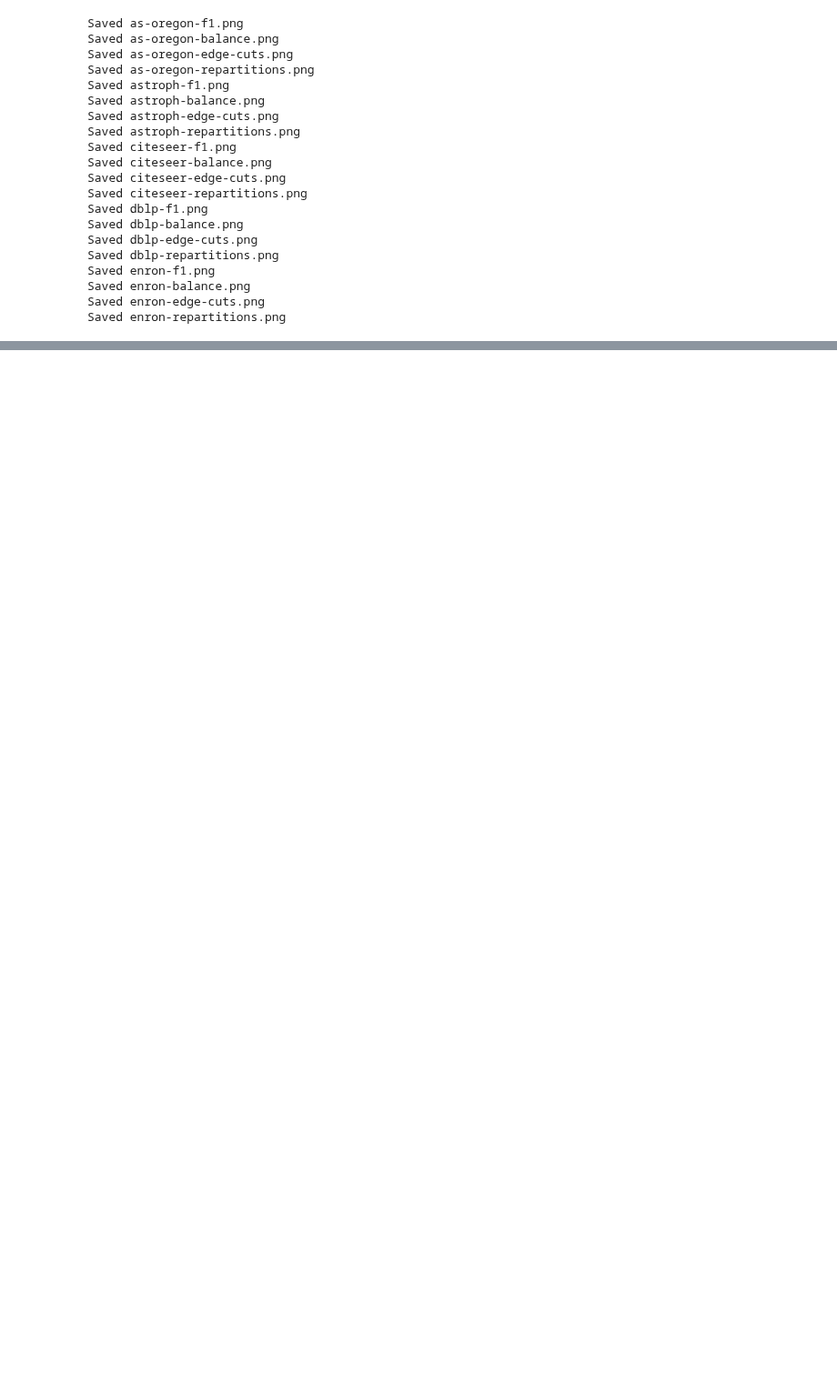
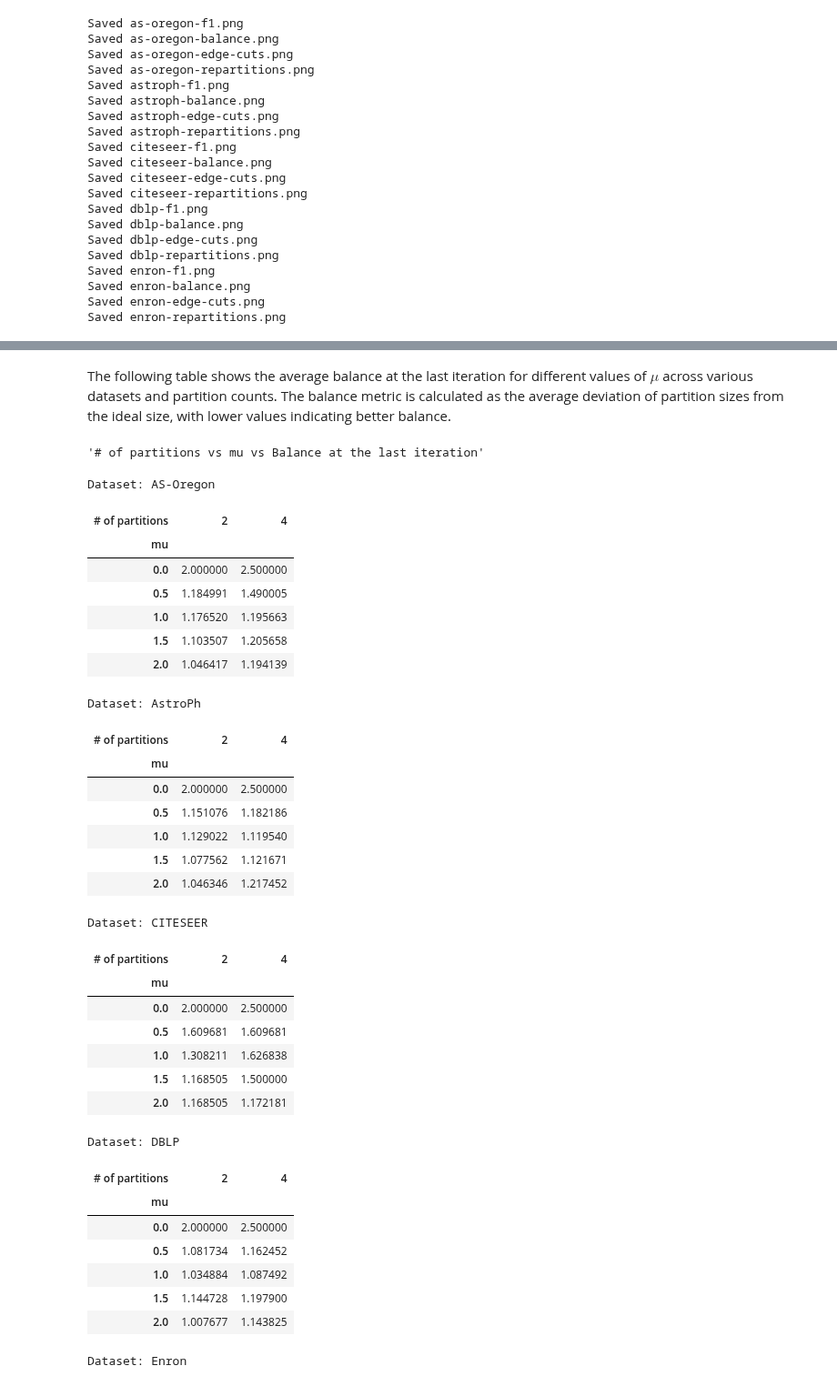
Before and after one commit to fantastic001/VertexVoyage, a Jupyter notebook: notebooks/analyze_results.ipynb, the cells around one changed output, grey strips where cells are left out. Shown at 91% size. Saved outputs shown, nothing was run; the diff lists cells and outputs as text; code cells hidden in the pictures; blank space fills up the shorter version.

Commit message:
Add new balance plots for various datasets

```diff
--- a/notebooks/analyze_results.ipynb
+++ b/notebooks/analyze_results.ipynb
@@ -508,0 +581,42 @@ Saved enron-repartitions.png
+# %% [markdown]
+The following table shows the average balance at the last iteration for different values of $\mu$ across various datasets and partition counts. The balance metric is calculated as the average deviation of partition sizes from the ideal size, with lower values indicating better balance.
+# %%
+df = pd.DataFrame(data)
+for dataset, ds_df in df.groupby("Dataset"):
+    print(f"Dataset: {dataset}")
+    display(ds_df.pivot(index="mu", columns="# of partitions", values="Balance at the last iteration"))
+# %% [output]
+'# of partitions vs mu vs Balance at the last iteration'
+Dataset: AS-Oregon
+| # of partitions | 2 | 4 |
+| mu |  |  |
+| 0.0 | 2.000000 | 2.500000 |
+| 0.5 | 1.184991 | 1.490005 |
+| 1.0 | 1.176520 | 1.195663 |
+| 1.5 | 1.103507 | 1.205658 |
+| 2.0 | 1.046417 | 1.194139 |
+Dataset: AstroPh
+| # of partitions | 2 | 4 |
+| mu |  |  |
+| 0.0 | 2.000000 | 2.500000 |
+| 0.5 | 1.151076 | 1.182186 |
+| 1.0 | 1.129022 | 1.119540 |
+| 1.5 | 1.077562 | 1.121671 |
+| 2.0 | 1.046346 | 1.217452 |
+Dataset: CITESEER
+| # of partitions | 2 | 4 |
+| mu |  |  |
+| 0.0 | 2.000000 | 2.500000 |
+| 0.5 | 1.609681 | 1.609681 |
+| 1.0 | 1.308211 | 1.626838 |
+| 1.5 | 1.168505 | 1.500000 |
+| 2.0 | 1.168505 | 1.172181 |
+Dataset: DBLP
+| # of partitions | 2 | 4 |
+| mu |  |  |
+| 0.0 | 2.000000 | 2.500000 |
+| 0.5 | 1.081734 | 1.162452 |
+| 1.0 | 1.034884 | 1.087492 |
+| 1.5 | 1.144728 | 1.197900 |
+| 2.0 | 1.007677 | 1.143825 |
+Dataset: Enron
```
Also changed, not shown: parts of 9 cells of this notebook, 6 other files.
